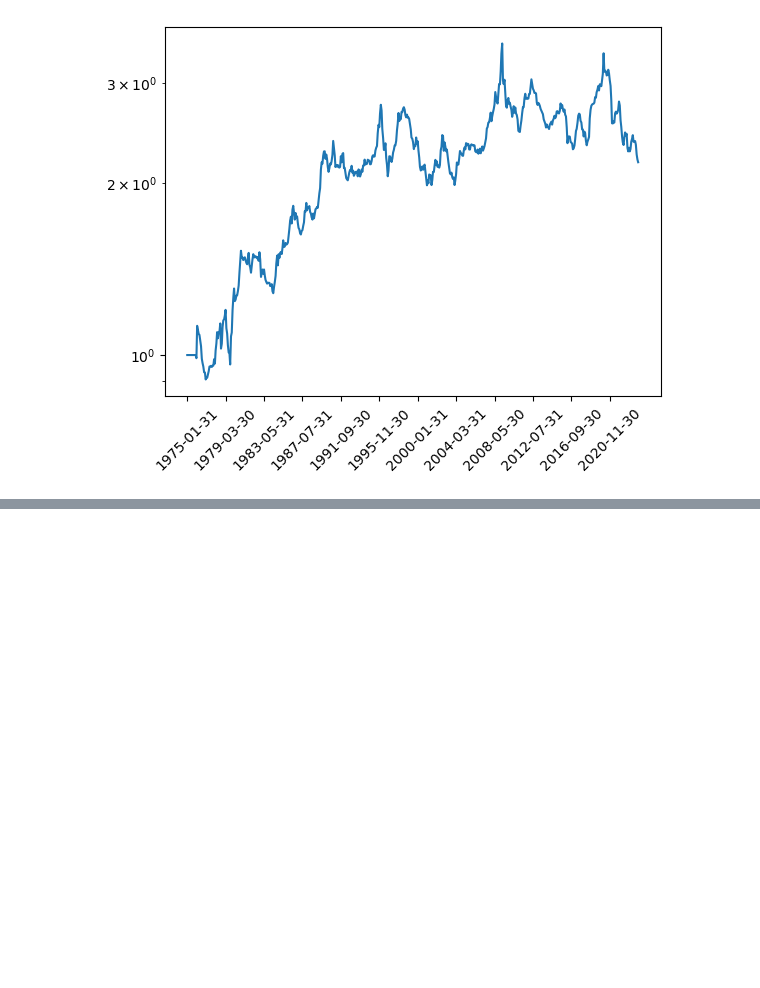
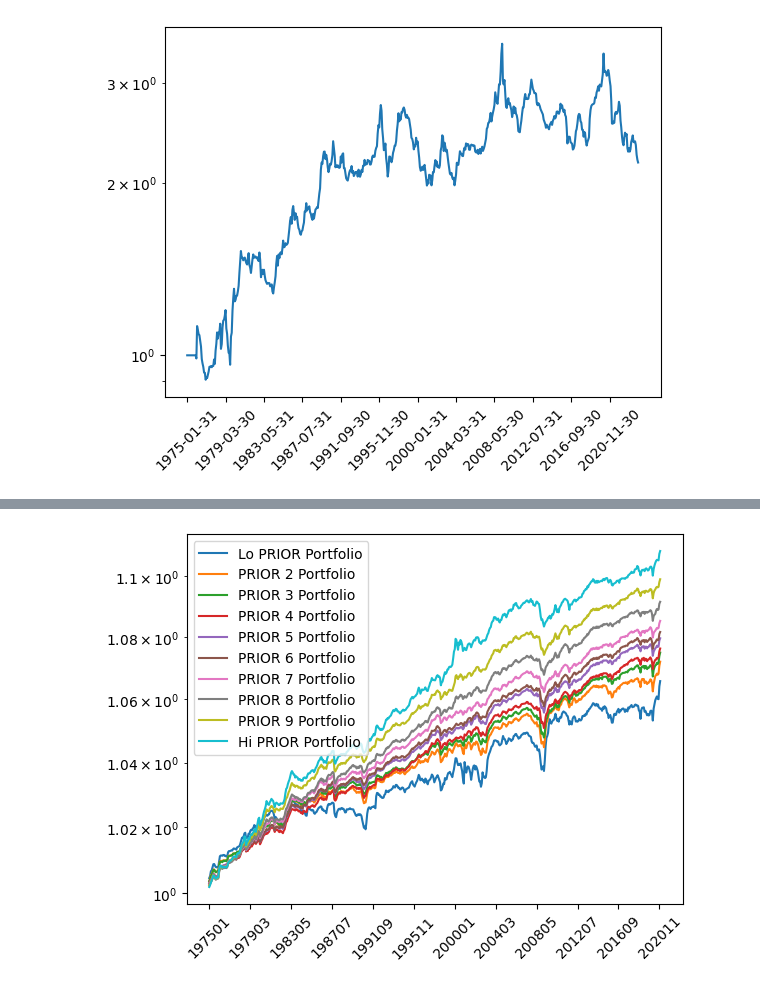
Before and after one commit to Castoria21/Capstone, a Jupyter notebook: code/demo.ipynb, the cells around one changed output, grey strips where cells are left out. Saved outputs shown, nothing was run; the diff lists cells and outputs as text; code cells hidden in the pictures; blank space fills up the shorter version.

```diff
--- a/code/demo.ipynb
+++ b/code/demo.ipynb
@@ -108,0 +128,4 @@ plot_solo_cum(ff_size.iloc[:, 0] - ff_size.iloc[:, -1])
+# %%
+plot_group_cum(ff_mom)
+# %% [output]
+[figure, added]
```
Also changed, not shown: parts of 18 cells of this notebook, 3 other files.
